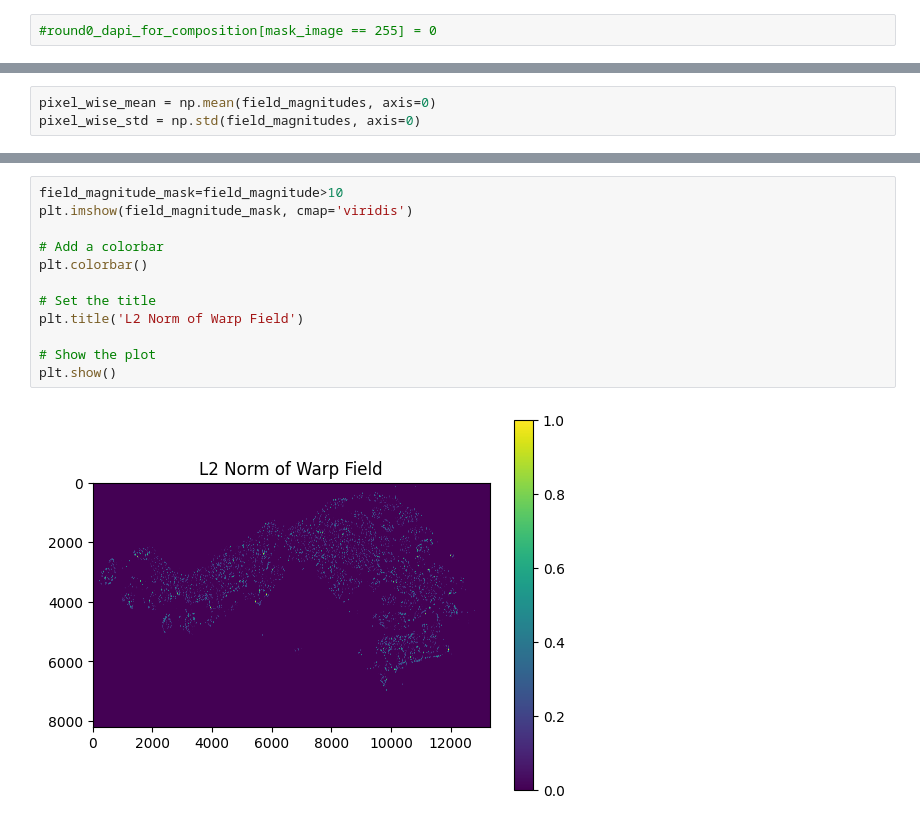
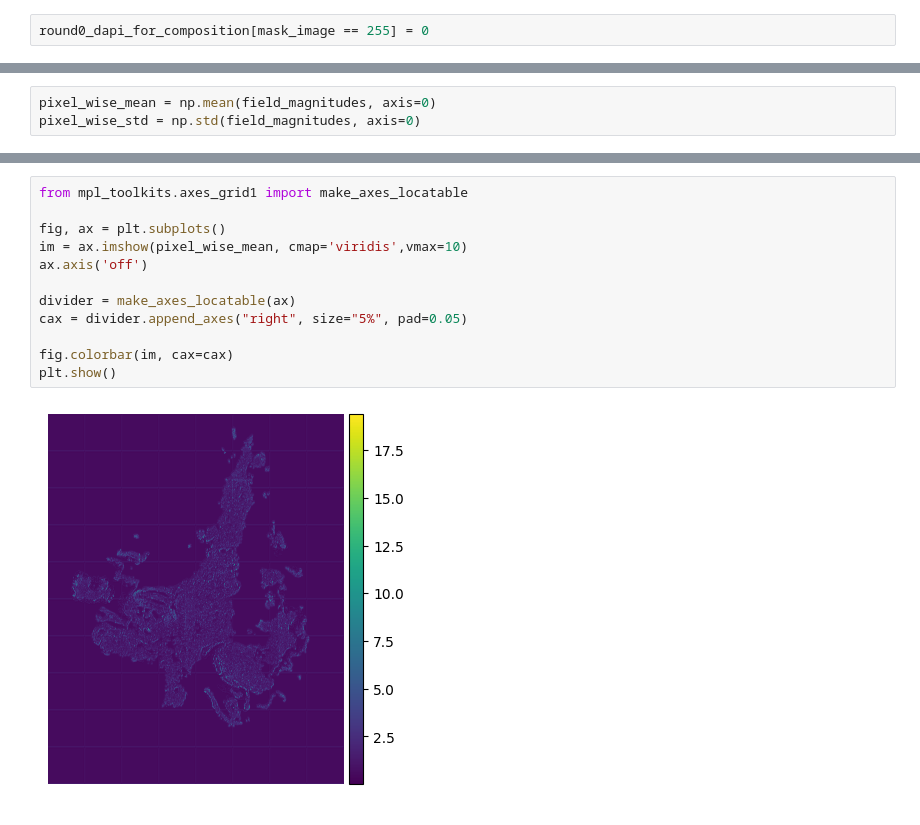
Before and after one commit to MASILab/DAPI_RegNet, a Jupyter notebook: vxl_morph/voxelmorph-dev/012_mean_std_images_and_displacements.ipynb, the cells around one changed output, grey strips where cells are left out. Saved outputs shown, nothing was run; the diff lists cells and outputs as text.

Commit message:
Mean and Std of intensities as well as displacement fields

```diff
--- a/vxl_morph/voxelmorph-dev/012_mean_std_images_and_displacements.ipynb
+++ b/vxl_morph/voxelmorph-dev/012_mean_std_images_and_displacements.ipynb
@@ -79,7 +80,7 @@ np.unique(mask_image)
 # %% [output]
 array([  0, 255], dtype=uint8)
 # %%
-#round0_dapi_for_composition[mask_image == 255] = 0
+round0_dapi_for_composition[mask_image == 255] = 0
 # %%
 def get_norm_field(moving, fixed, model, device):
     block_size = (1024, 1024)
@@ -190,14 +135,14 @@ plt.show()
-# %%
-field_magnitude_mask=field_magnitude>10
-plt.imshow(field_magnitude_mask, cmap='viridis')
-
-# Add a colorbar
-plt.colorbar()
-
-# Set the title
-plt.title('L2 Norm of Warp Field')
-
-# Show the plot
-plt.show()
-# %% [output]
-[figure, removed]
+# %%
+from mpl_toolkits.axes_grid1 import make_axes_locatable
+
+fig, ax = plt.subplots()
+im = ax.imshow(pixel_wise_mean, cmap='viridis',vmax=10)
+ax.axis('off')
+
+divider = make_axes_locatable(ax)
+cax = divider.append_axes("right", size="5%", pad=0.05)
+
+fig.colorbar(im, cax=cax)
+plt.show()
+# %% [output]
+[figure, added]
```
Also changed, not shown: parts of 14 cells of this notebook, 4 other files.
